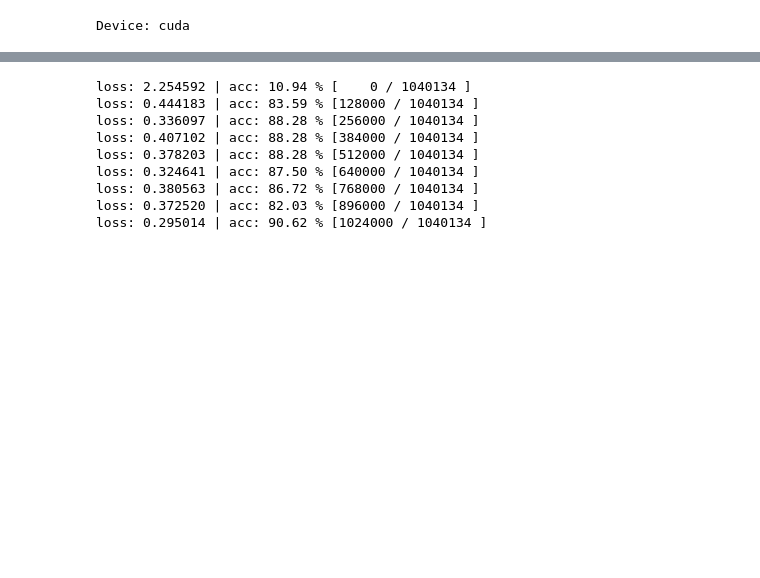
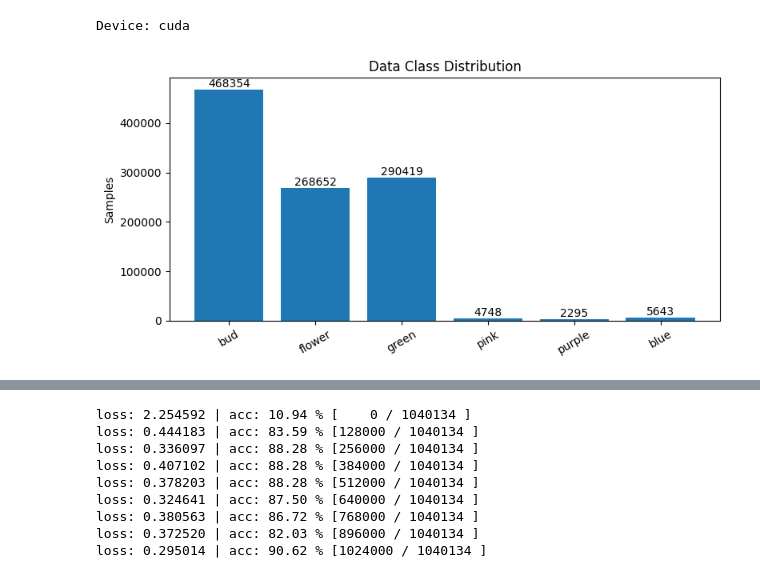
Before and after one commit to kpetrakis-eden/ml-sandbox, a Jupyter notebook: notebooks/Classification.ipynb, the cells around one changed output, grey strips where cells are left out. Drawn from its saved outputs; the diff is of its cells as text; code cells hidden in the pictures; blank space fills up the shorter version.

```diff
--- a/notebooks/Classification.ipynb
+++ b/notebooks/Classification.ipynb
@@ -86,3 +101,22 @@ dev_dataloader = DataLoader(dev_dataset, batch_size=BATCH_SIZE, shuffle=False, n
 NUM_CLASSES = len(train_dataset.classes)
 # ** TODO: MAKE SURE THIS DOES WHAT I THINK! e.g. that the order is correct, 0:bud, 1:flower, ...
 CLASS_NAMES = ["bud", "flower", "green", "pink", "purple", "blue"]
+# %%
+targets = np.array(train_dataset.targets)
+class_counts = np.bincount(targets)
+
+plt.figure(figsize=(8, 4))
+bars = plt.bar(CLASS_NAMES, class_counts)
+
+# add counts above bars
+for bar, count in zip(bars, class_counts):
+  plt.text( bar.get_x() + bar.get_width()/2, bar.get_height(), str(count), ha='center', va='bottom')
+
+plt.ylabel("Samples")
+plt.title("Data Class Distribution")
+plt.xticks(rotation=30)
+
+plt.tight_layout()
+plt.show()
+# %% [output]
+[figure, added]
```
Also changed, not shown: parts of 9 cells of this notebook.
